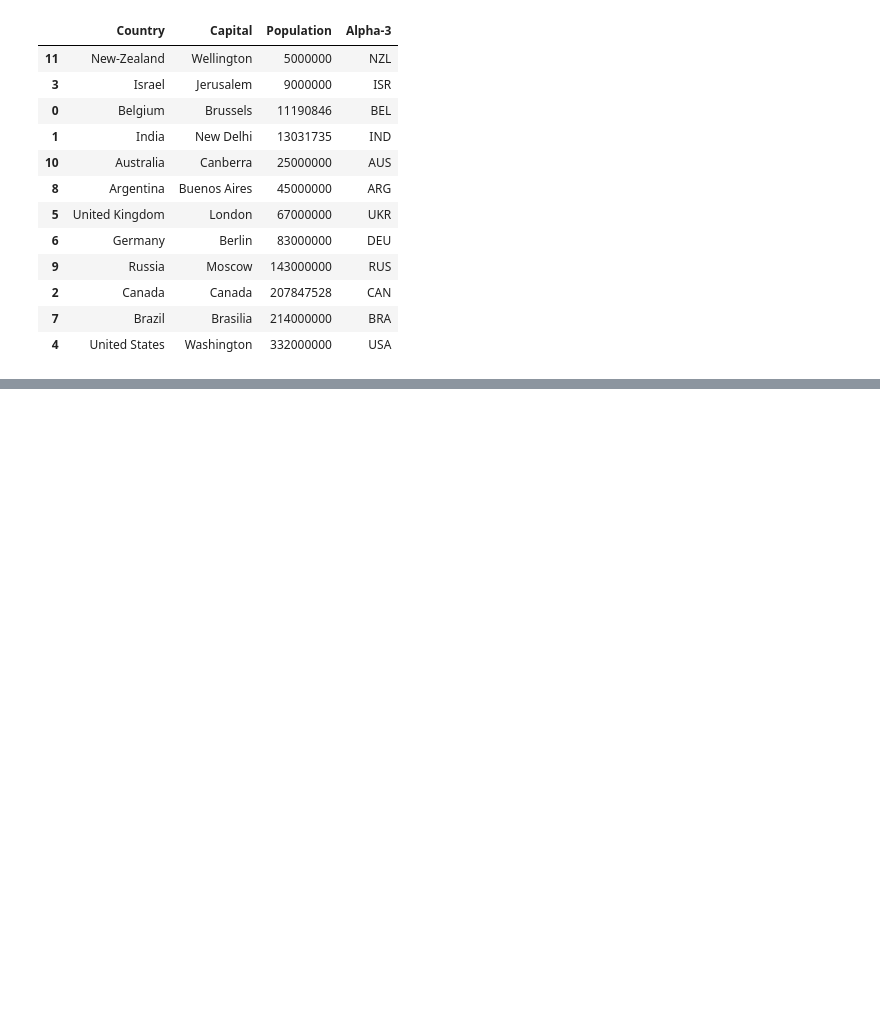
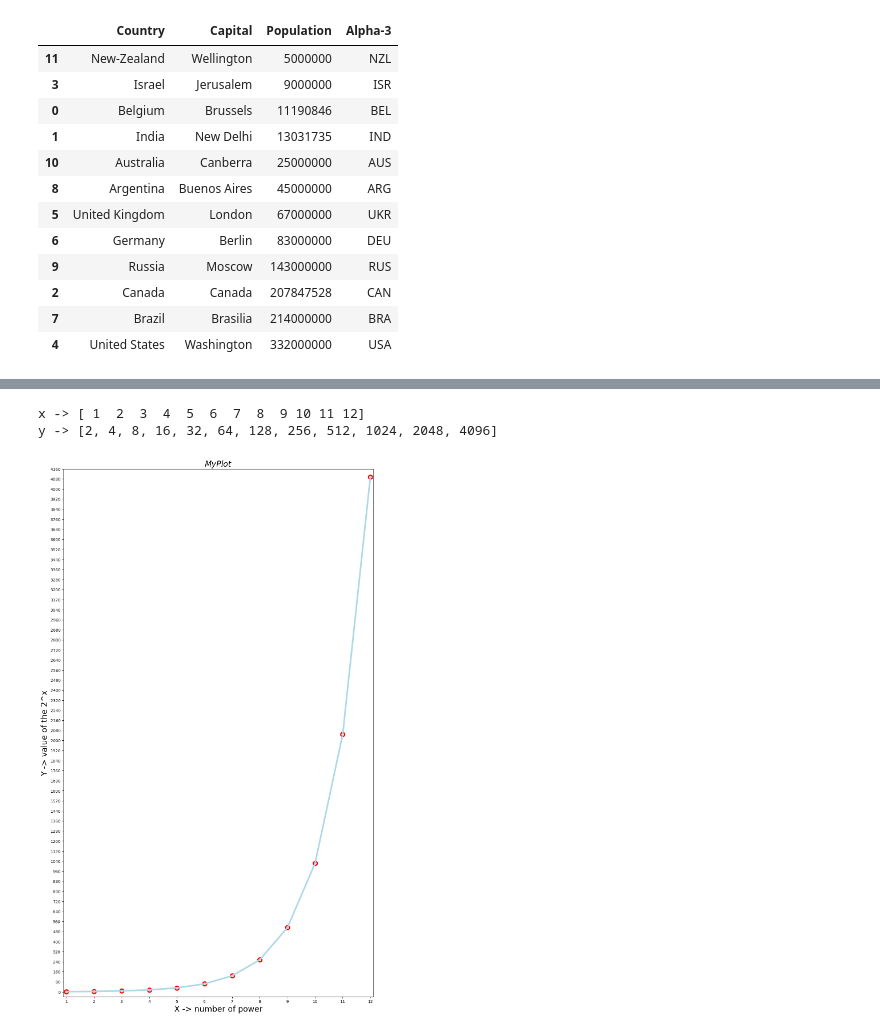
Before and after one commit to netanellevine/OOP_2022_Winter, a Jupyter notebook: TA12/pandas_and_matplotlib_basics.ipynb, the cells around one changed output, grey strips where cells are left out. Drawn from its saved outputs; the diff is of its cells as text; code cells hidden in the pictures; blank space fills up the shorter version.

```diff
--- a/TA12/pandas_basics.ipynb
+++ b/TA12/pandas_and_matplotlib_basics.ipynb
@@ -235,0 +273,40 @@ sorted_df
+# %%
+# Workflow steps:
+# 1 Prepare Data
+# 2 Create Plot
+# 3 Plot
+# 4 Customized Plot
+# 5 Save Plot
+# 6 Show Plot
+
+
+x = np.arange(1,13)  # Step 1
+y = [2**i for i in x]
+print(f'x -> {x}')
+print(f'y -> {y}')
+
+fig = plt.figure(figsize=(14,24))  # Step 2
+
+ax = fig.add_subplot(111)  # Step 3
+ax.plot(x, y, color='lightblue' , linewidth=4)  # Step 3,4
+ax.scatter(x, y, color='red', marker='.', linewidths=10 )
+
+# Configuring the labels and the ticks
+# ax.axis('equal')
+yaxis = [20*i for i in range(0,210,4)]
+ax.margins(x=0.01,y=0.01)
+ax.yaxis.set(ticks=yaxis)
+ax.xaxis.set(ticks=x)
+ax.set_xlabel(xlabel='X -> number of power', fontsize=20)
+ax.set_ylabel(ylabel='Y -> value of the 2^x', fontsize=20)
+# ax.set_xlim(1, x[-1]+1)
+# ax.set_ylim(0, y[-1]+100)
+
+plt.savefig('myFirstPlot.png' )  # Step 5
+
+plt.title(r'$My Plot$', fontsize=20)
+plt.show()  # Step 6
+# %% [output]
+x -> [ 1  2  3  4  5  6  7  8  9 10 11 12]
+y -> [2, 4, 8, 16, 32, 64, 128, 256, 512, 1024, 2048, 4096]
+[figure, added]
```
Also changed, not shown: parts of 7 cells of this notebook, 1 other file.
